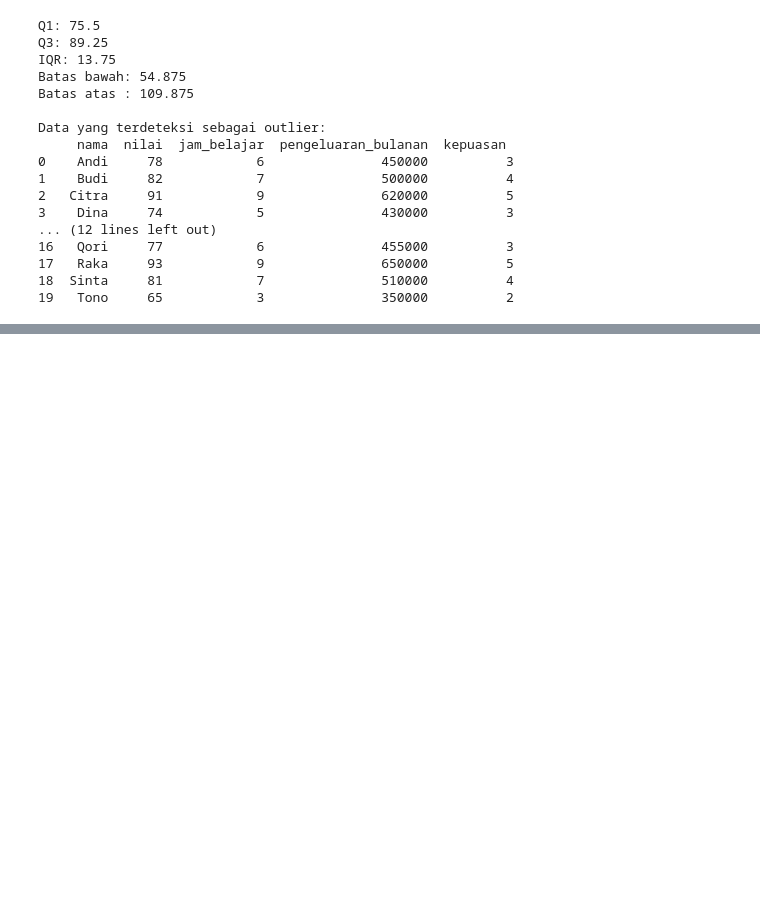
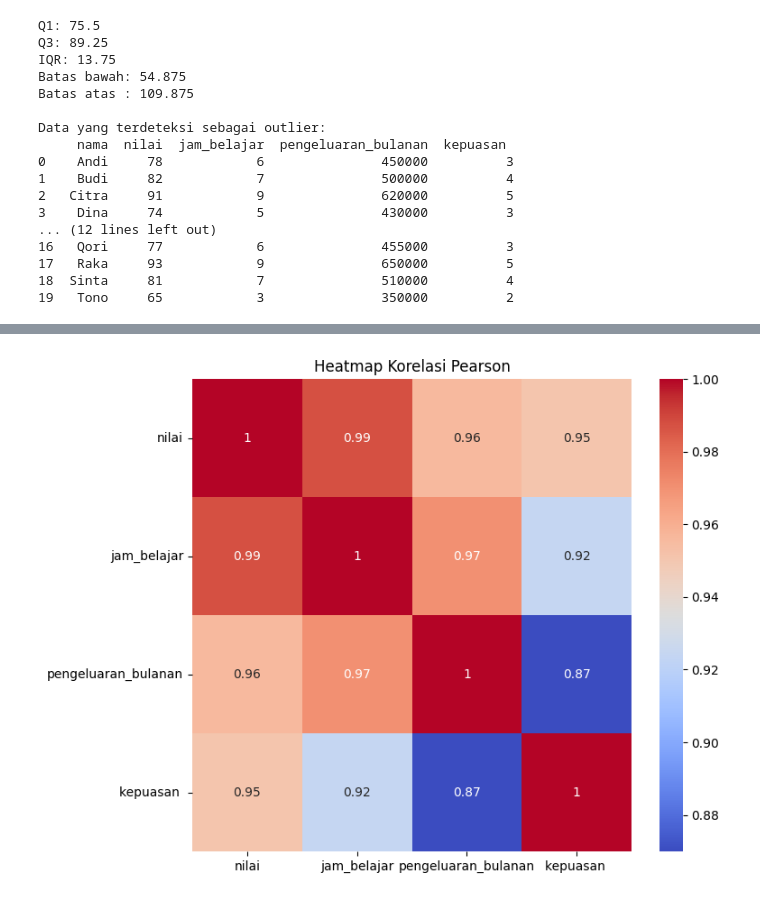
Before and after one commit to yandri918/belajar_machine_learning_buku_ONNO-W-Purba, a Jupyter notebook: 26Maret.ipynb, the cells around one changed output, grey strips where cells are left out. Saved outputs shown, nothing was run; the diff lists cells and outputs as text; code cells hidden in the pictures; blank space fills up the shorter version.

```diff
--- a/26Maret.ipynb
+++ b/26Maret.ipynb
@@ -170,0 +208,4 @@ import seaborn as sns
+# %%
+df = pd.read_csv("statistik_mahasiswa.csv")
+# %%
+corr_matrix = df[["nilai", "jam_belajar", "pengeluaran_bulanan", "kepuasan "]].corr(method="pearson")
@@ -170,0 +220,8 @@ import seaborn as sns
+# %%
+plt.figure(figsize=(8, 6))
+sns.heatmap(corr_matrix, annot=True, cmap="coolwarm")
+plt.title("Heatmap Korelasi Pearson")
+plt.tight_layout()
+plt.show()
+# %% [output]
+[figure, added]
```
Also changed, not shown: parts of 61 cells of this notebook.
